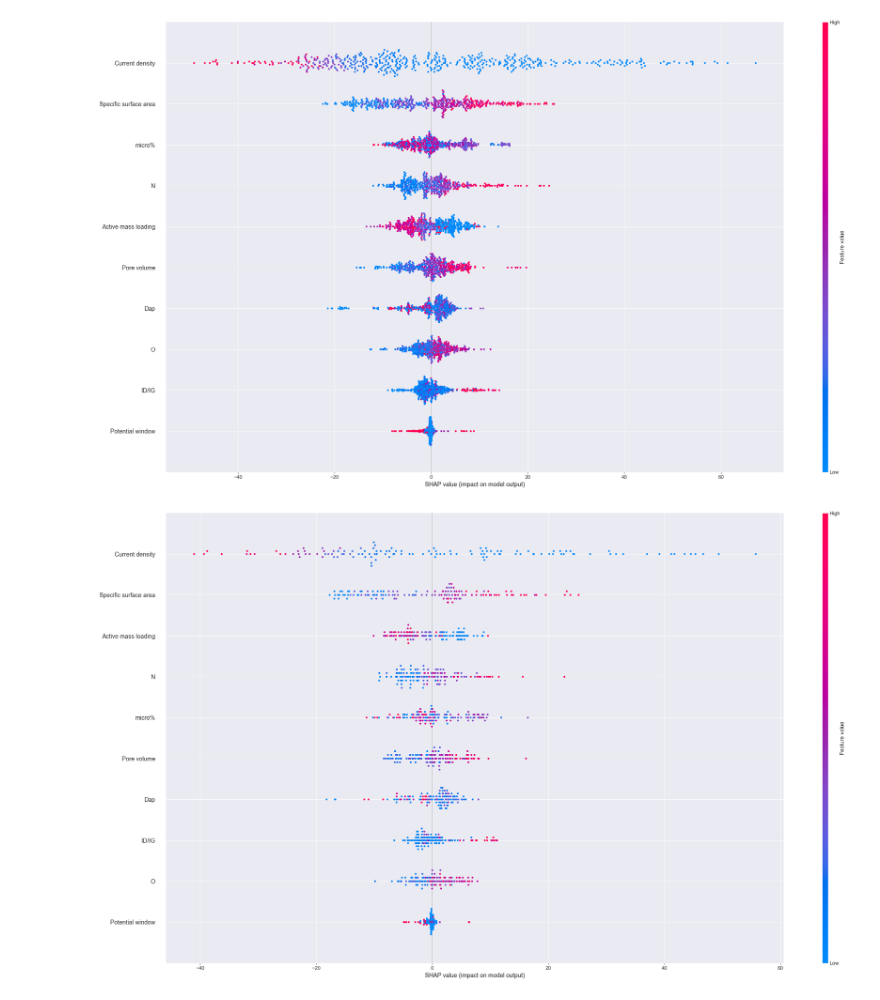
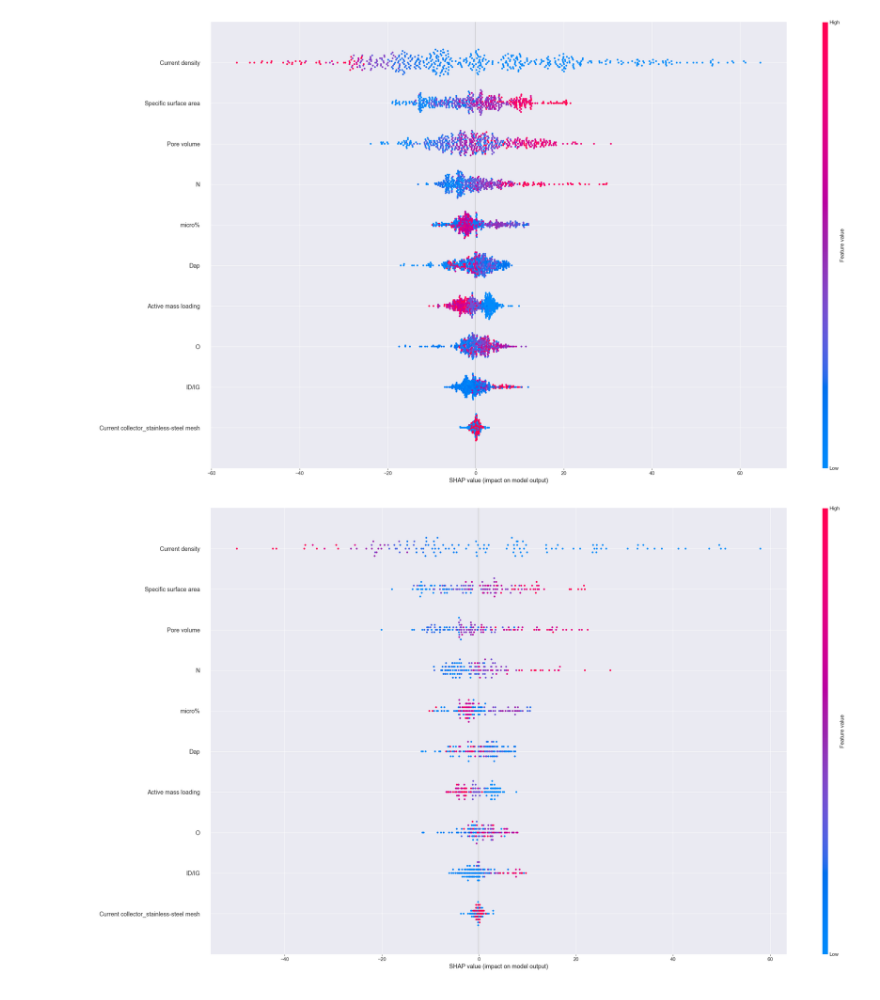
Before and after one commit to YYCHEN2001/Carbon_Cathode_Prediction, a Jupyter notebook: 6_shap.ipynb, the cells around one changed output. Saved outputs shown, nothing was run; the diff lists cells and outputs as text; code cells hidden in the pictures.

```diff
--- a/6_shap.ipynb
+++ b/6_shap.ipynb
@@ -36,37 +36,39 @@ X_train, X_test, y_train, y_test
  529     96.7
  Name: Specific capacity, Length: 127, dtype: float64)
 # %%
-from sklearn.ensemble import GradientBoostingRegressor
+from xgboost import XGBRegressor
 import shap
 import matplotlib.pyplot as plt
 
-gbr = GradientBoostingRegressor(n_estimators=80,
-                                alpha=0.07,
-                                learning_rate=0.14,
-                                max_depth=9,
-                                max_features=0.2,
-                                min_samples_leaf=3,
-                                min_samples_split=7,
-                                subsample=0.8,
-                                random_state=21)
-gbr.fit(X_train, y_train)
+xgb = XGBRegressor(n_estimators=80,
+                   learning_rate=0.14,
+                   subsample=0.5,
+                   gamma=0.1,
+                   max_depth=8,
+                   min_child_weight=2,
+                   reg_alpha=0.35,
+                   colsample_bytree=0.7,
+                   colsample_bylevel=1.0,
+                   colsample_bynode=0.6,
+                   random_state=21)
+xgb.fit(X_train, y_train)
 
-y_train_pred = gbr.predict(X_train)
-y_test_pred = gbr.predict(X_test)
+y_train_pred = xgb.predict(X_train)
+y_test_pred = xgb.predict(X_test)
 
-explainer = shap.Explainer(gbr)
+explainer = shap.Explainer(xgb)
 shap_values = explainer(X_train)
 
 shap.summary_plot(shap_values, X_train, plot_type="bar", plot_size=(25.6, 14.4), max_display=10, show=False)
 plt.savefig('output/figures/shap_trainset_summary_bar.png')
 
 # 清除当前图形
 plt.clf()
 
 shap.summary_plot(shap_values, X_train, plot_size=(25.6, 14.4), max_display=10, show=False)
 plt.savefig('output/figures/shap_trainset_summary.png')
 # %% [output]
-[figure, old version]
+[figure, new version]
 # %%
 shap_values = explainer(X_test)
 
@@ -79,4 +81,4 @@ plt.clf()
 shap.summary_plot(shap_values, X_test, plot_size=(25.6, 14.4), max_display=10, show=False)
 plt.savefig('output/figures/shap_testset_summary.png')
 # %% [output]
-[figure, old version]
+[figure, new version]
```
Also changed, not shown: parts of 1 cell of this notebook, 35 other files.
